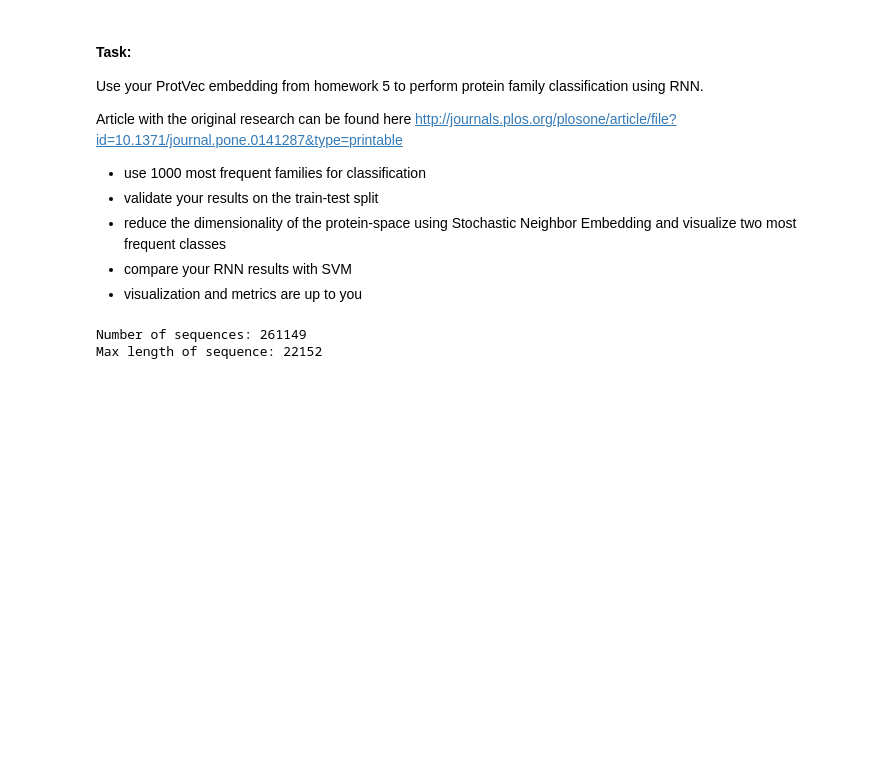
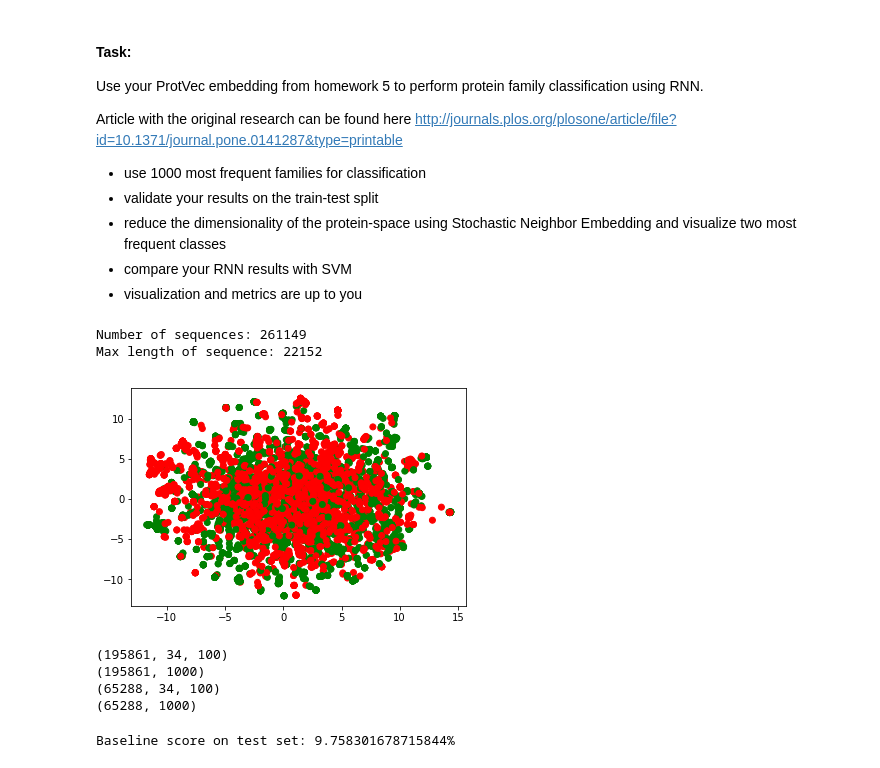
Before and after one commit to ItsLastDay/au_dl_course, a Jupyter notebook: seminar_6/homework.ipynb, the cells around one changed output. Saved outputs shown, nothing was run; the diff lists cells and outputs as text; code cells hidden in the pictures; blank space fills up the shorter version.

```diff
--- a/seminar_6/homework.ipynb
+++ b/seminar_6/homework.ipynb
@@ -70,6 +70,7 @@ top_thousand_indices = np.bincount(positions).argsort()[::-1][:1000]
 top_two_indices = np.bincount(positions).argsort()[::-1][:2]
 top_two_mask = np.in1d(positions, top_two_indices)[:CLUSTER_LIMIT]
 top_thousand_mask = np.in1d(positions, top_thousand_indices)
+top_two_mask_after_thousand = np.in1d(positions[top_thousand_mask], top_two_indices)
 top_thousand_families = unique_ids[top_thousand_indices]
 # %%
 sequences_to_classify = np.array(family_classification_sequences)[top_thousand_mask][:CLUSTER_LIMIT]
@@ -84,7 +85,7 @@ Max length of sequence: 22152
 # %%
 BATCH_SIZE = 64
 NUM_CLASSES = 1000
-MAX_RAW_LEN = 500 #np.apply_along_axis(lambda x: len(x[0]), 1, sequences_to_classify).max()
+MAX_RAW_LEN = 100 #np.apply_along_axis(lambda x: len(x[0]), 1, sequences_to_classify).max()
 MAX_SEQ_LEN = (MAX_RAW_LEN + 2) // 3
 NUM_EPOCHS = 1
 EMBED_LEN = 100
@@ -120,14 +121,16 @@ def get_words(s):
 sequences_to_classify = np.array(list(map(lambda s: get_words(s), sequences_to_classify)))
 # %%
 tsne = TSNE()
-printable_seq = sequences_to_classify[top_two_mask]
+printable_seq = sequences_to_classify[top_two_mask_after_thousand]
 printable_seq = np.mean(printable_seq, axis=2)
 
 XX = tsne.fit_transform(printable_seq)
 
 plt.figure()
 plt.scatter(XX[:, 0], XX[:, 1], c=['red' if x == 'Helicase_C' else 'green' for x in family_ids[top_two_mask]])
 plt.show()
+# %% [output]
+[figure, added]
 # %%
 class DNASequenceClassifier:
     def __init__(self, rnn_hidden_dim, learning_rate, gradient_clipping):
@@ -229,11 +232,18 @@ print(X_train.shape)
 print(y_train.shape)
 print(X_test.shape)
 print(y_test.shape)
+# %% [output]
+(195861, 34, 100)
+(195861, 1000)
+(65288, 34, 100)
+(65288, 1000)
 # %%
 baseline_cls = LogisticRegression()
 baseline_cls.fit(np.mean(X_train, axis=2), np.argmax(y_train, axis=1))
 print('Baseline score on test set: {}%'.format(100 * baseline_cls.score(np.mean(X_test, axis=2),
                                                                  np.argmax(y_test, axis=1))))
+# %% [output]
+Baseline score on test set: 9.758301678715844%
 # %%
 model = DNASequenceClassifier(rnn_hidden_dim=150, learning_rate=1.9, gradient_clipping=100)
 # %%
```
Also changed, not shown: parts of 2 cells of this notebook.
